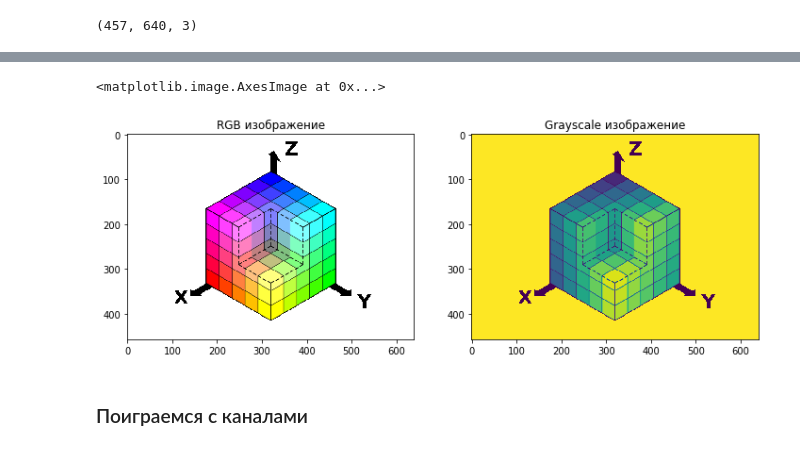
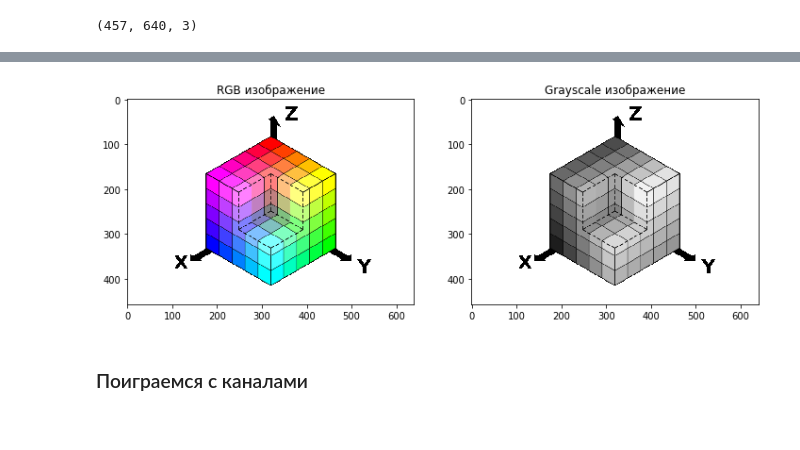
Before and after one commit to Keleas/CV_WOS, a Jupyter notebook: CV_ЗОШ/Lecture_1.ipynb, the cells around one changed output, grey strips where cells are left out. Cells and saved outputs as stored; diff of their text form; code cells hidden in the pictures.

```diff
--- a/CV_ЗОШ/Lecture_1.ipynb
+++ b/CV_ЗОШ/Lecture_1.ipynb
@@ -18,7 +26,6 @@ import matplotlib.pyplot as plt
 # %%
 ## считаем изображение
 img  = cv2.imread('img\\RGB_cube.png')
-img = cv2.cvtColor(img, cv2.COLOR_BGR2RGB)
 # %%
 ## посмотрим что это за объект
 type(img)
@@ -35,16 +61,15 @@ gray = cv2.cvtColor(img.copy(), cv2.COLOR_RGB2GRAY)
 # %%
 ## поглядим, что мы считали
 fig, m_axs = plt.subplots(1, 2, figsize = (12, 8))
 ax1, ax2 = m_axs
 
 ax1.set_title('RGB изображение')
 ax1.imshow(img)
 
 ax2.set_title('Grayscale изображение')
-ax2.imshow(gray)
+ax2.imshow(gray, cmap='gray');
 # %% [output]
-<matplotlib.image.AxesImage at 0x...>
-[figure, old version]
+[figure, new version]
 # %% [markdown]
 ### Поиграемся с каналами
 # %% [markdown]
```
Also changed, not shown: parts of 41 cells of this notebook.
